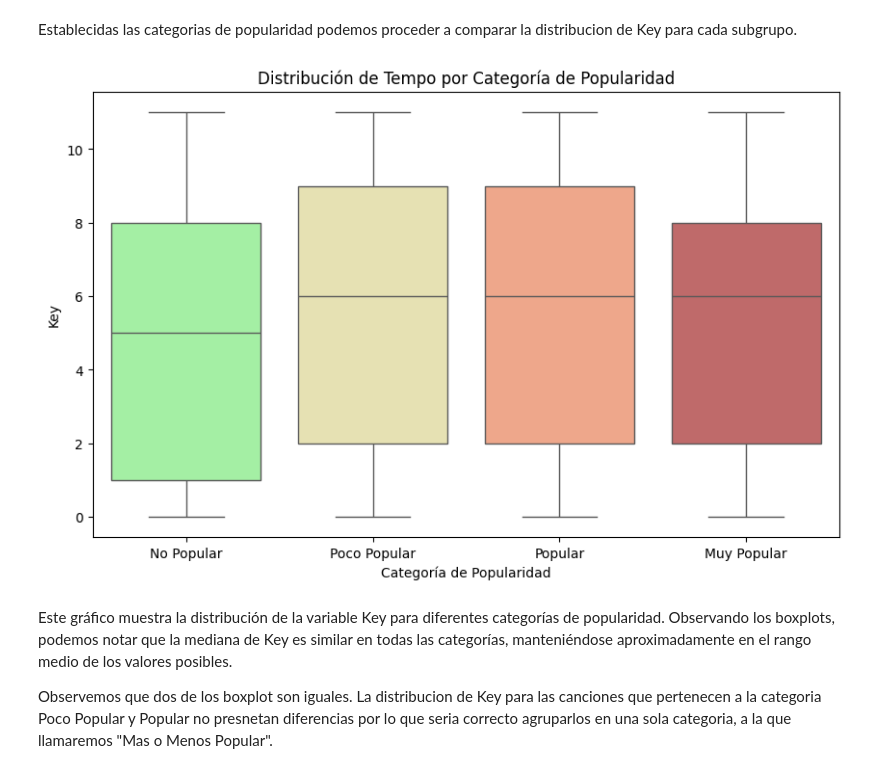
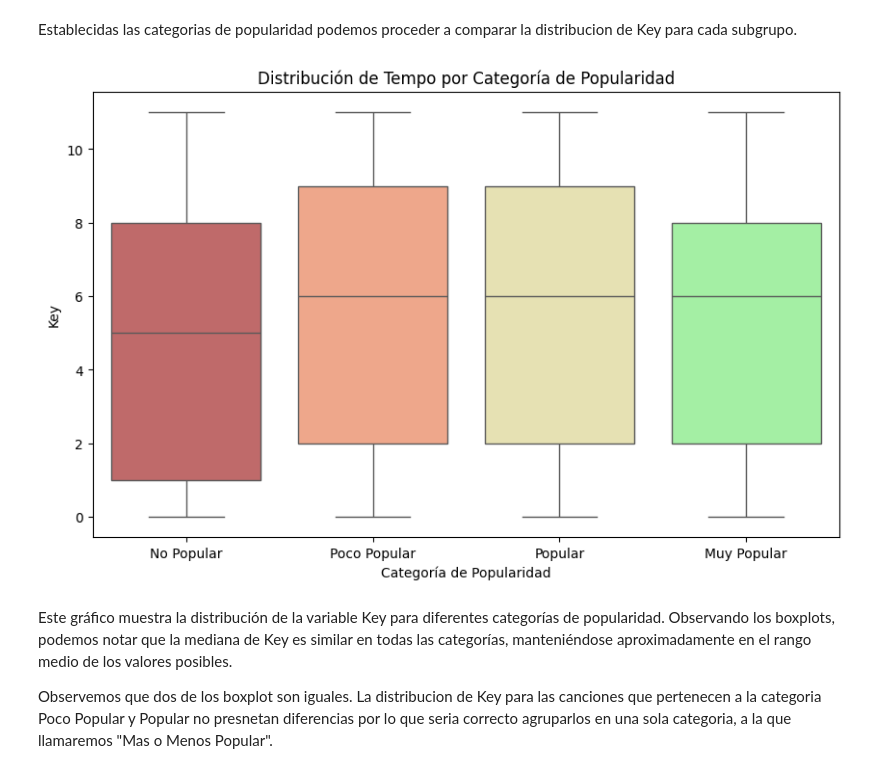
Before and after one commit to EmiliaRedolatti/TPE---Fundamento-de-la-Cs.-de-Datos, a Jupyter notebook: TPEspecial.ipynb, the cells around one changed output. Cells and saved outputs as stored; diff of their text form; code cells hidden in the pictures.

```diff
--- a/TPEspecial.ipynb
+++ b/TPEspecial.ipynb
@@ -1347,27 +1334,27 @@ Establecidas las categorias de popularidad podemos proceder a comparar la distri
 # %%
 import seaborn as sns
 import matplotlib.pyplot as plt
 
 # Crear el boxplot de Tempo por cada categoría de Popularity
 plt.figure(figsize=(10, 6))
 
 # Definir los colores en formato lista (no conjunto)
-colors = ['#CD5C5C', '#FFA07A', '#EEE8AA', '#98FB98']
+colors = ['#98FB98', '#EEE8AA', '#FFA07A', '#CD5C5C']
 
 # Obtener el orden de las categorías de 'Popularity_Category' y luego invertirlo
 categories_order = dataset_covers_procesado_h2['Popularity_Category'].unique()
 categories_order = categories_order[::-1]
 
 # Crear el boxplot, asignando 'Popularity_Category' a hue para la coloración
 sns.boxplot(data=dataset_covers_procesado_h2, x='Popularity_Category', y='Key', hue='Popularity_Category', palette=colors, order=categories_order)
 
 # Personalizar el gráfico
 plt.xlabel('Categoría de Popularidad')
 plt.ylabel('Key')
 plt.title('Distribución de Tempo por Categoría de Popularidad')
 plt.show()
 # %% [output]
-[figure, old version]
+[figure, new version]
 # %% [markdown]
 Este gráfico muestra la distribución de la variable Key para diferentes categorías de popularidad. Observando los boxplots, podemos notar que la mediana de Key es similar en todas las categorías, manteniéndose aproximadamente en el rango medio de los valores posibles.
 
```
Also changed, not shown: parts of 41 cells of this notebook.
